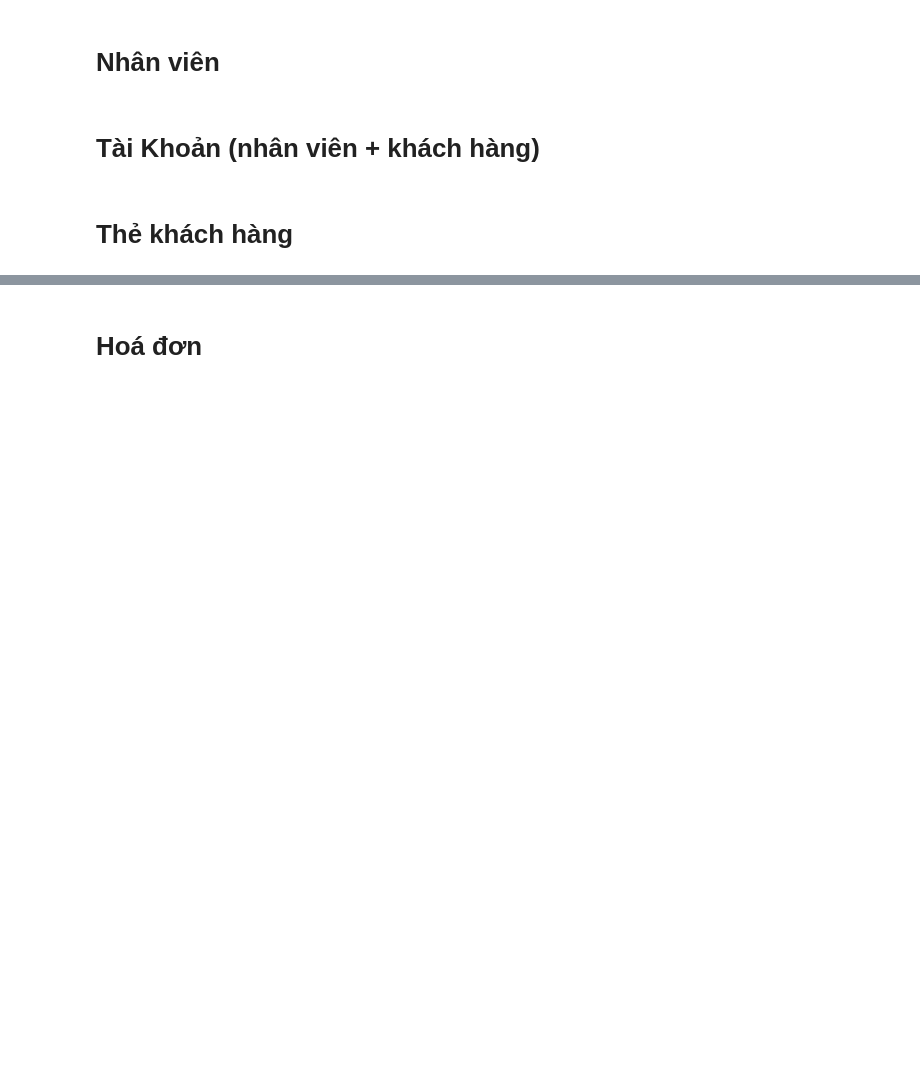
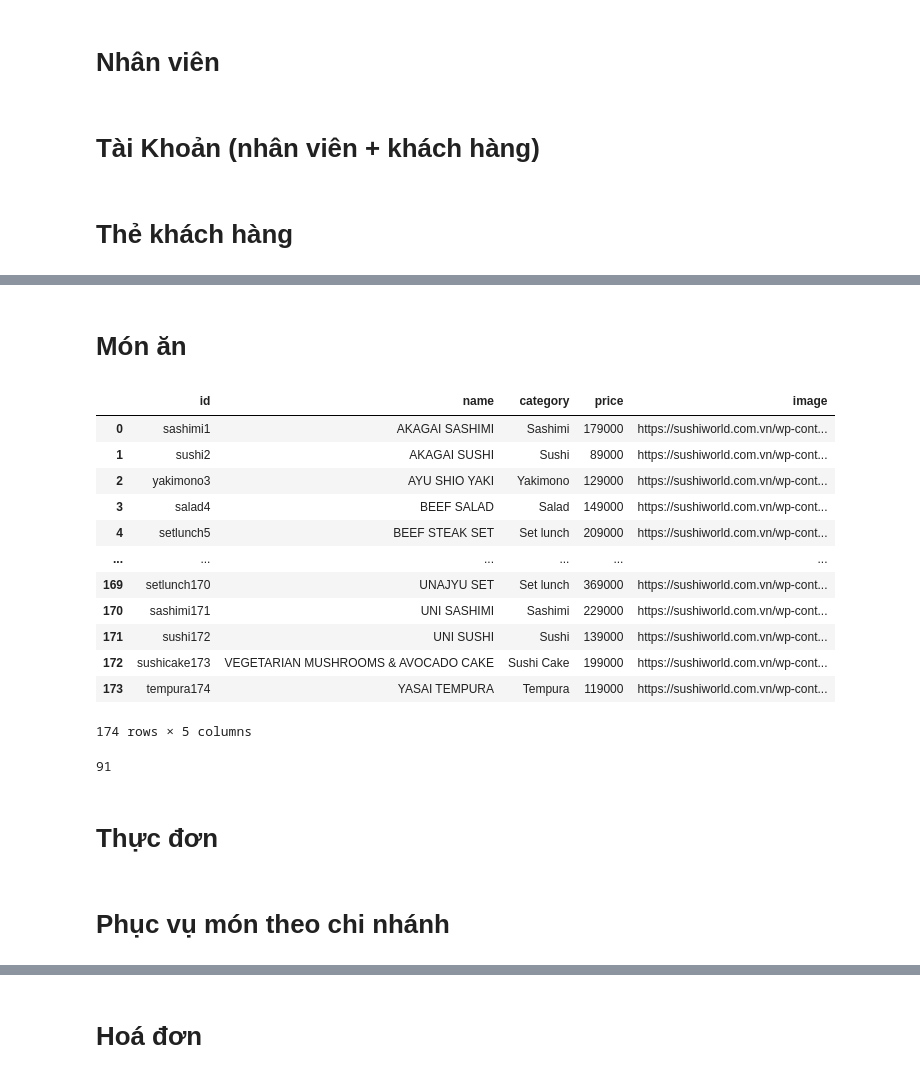
Before and after one commit to huukhanh0653/AdvancedDatabase, a Jupyter notebook: data/data_generator.ipynb, the cells around one changed output, grey strips where cells are left out. Saved outputs shown, nothing was run; the diff lists cells and outputs as text; code cells hidden in the pictures; blank space fills up the shorter version.

```diff
--- a/data/data_generator.ipynb
+++ b/data/data_generator.ipynb
@@ -595,0 +700,18 @@ with open('Insert_TheThanhVien.sql', 'w') as f:
+# %% [markdown]
+# Món ăn
+# %%
+mon_an = pd.DataFrame(json.load(open('sushiworld.json')))
+# %% [output]
+|  | id | name | category | price | image |
+| 0 | sashimi1 | AKAGAI SASHIMI | Sashimi | 179000 | https://sushiworld.com.vn/wp-cont... |
+| 1 | sushi2 | AKAGAI SUSHI | Sushi | 89000 | https://sushiworld.com.vn/wp-cont... |
+| 2 | yakimono3 | AYU SHIO YAKI | Yakimono | 129000 | https://sushiworld.com.vn/wp-cont... |
+| 3 | salad4 | BEEF SALAD | Salad | 149000 | https://sushiworld.com.vn/wp-cont... |
+| 4 | setlunch5 | BEEF STEAK SET | Set lunch | 209000 | https://sushiworld.com.vn/wp-cont... |
+| ... | ... | ... | ... | ... | ... |
+| 169 | setlunch170 | UNAJYU SET | Set lunch | 369000 | https://sushiworld.com.vn/wp-cont... |
+| 170 | sashimi171 | UNI SASHIMI | Sashimi | 229000 | https://sushiworld.com.vn/wp-cont... |
+| 171 | sushi172 | UNI SUSHI | Sushi | 139000 | https://sushiworld.com.vn/wp-cont... |
+| 172 | sushicake173 | VEGETARIAN MUSHROOMS & AVOCADO CAKE | Sushi Cake | 199000 | https://sushiworld.com.vn/wp-cont... |
+| 173 | tempura174 | YASAI TEMPURA | Tempura | 119000 | https://sushiworld.com.vn/wp-cont... |
+174 rows × 5 columns
@@ -595,0 +733,6 @@ with open('Insert_TheThanhVien.sql', 'w') as f:
+# %%
+len('https://sushiworld.com.vn/wp-content/uploads/2022/06/Artboard-19-copy-31@4x-100-300x300.jpg')
+# %% [output]
+91
+# %% [markdown]
+# Thực đơn
@@ -595,0 +749,2 @@ with open('Insert_TheThanhVien.sql', 'w') as f:
+# %% [markdown]
+# Phục vụ món theo chi nhánh
```
Also changed, not shown: parts of 32 cells of this notebook, 21 other files.
